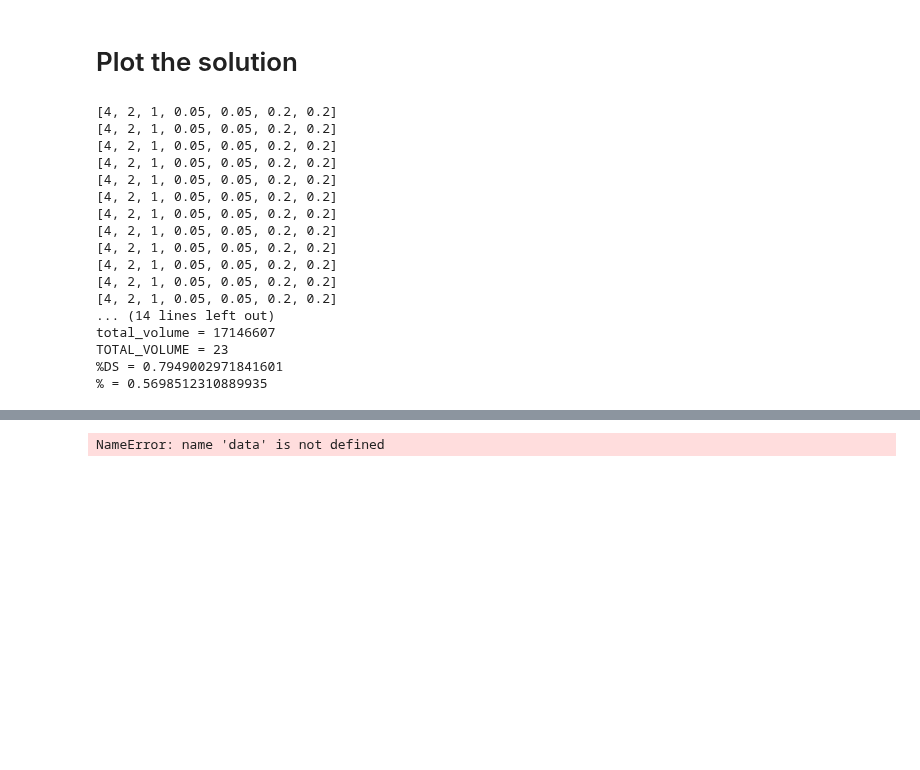
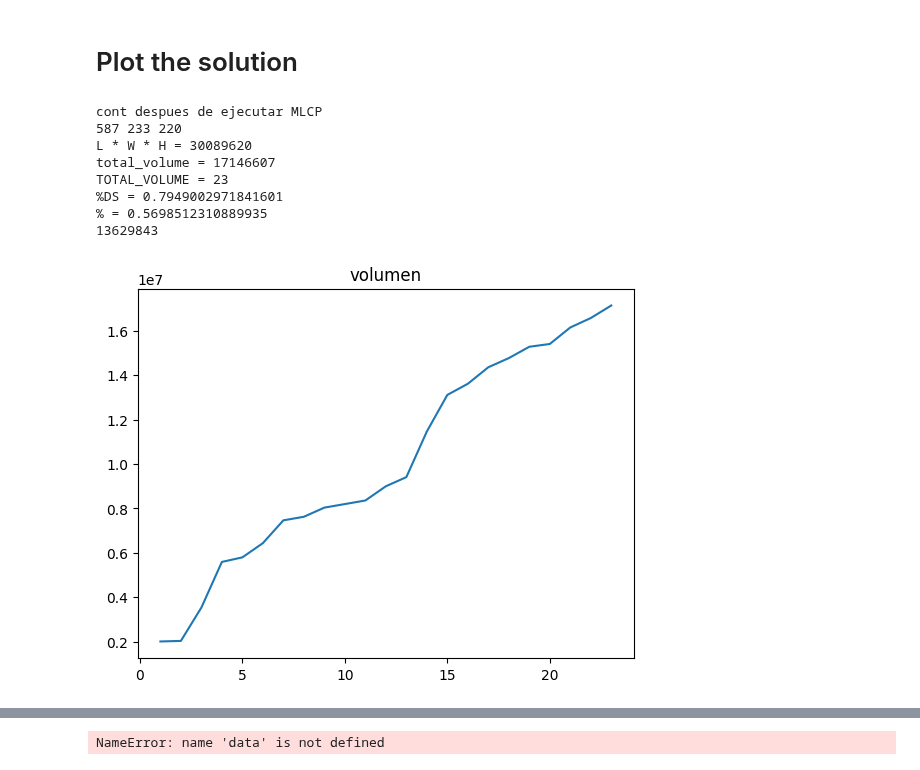
Before and after one commit to Nearlz/MCLPframework, a Jupyter notebook: MCLP_framework.ipynb, the cells around one changed output, grey strips where cells are left out. Saved outputs shown, nothing was run; the diff lists cells and outputs as text; code cells hidden in the pictures; blank space fills up the shorter version.

```diff
--- a/MCLP_framework.ipynb
+++ b/MCLP_framework.ipynb
@@ -182,39 +226,42 @@ def MLCP_function(params,instance,filename = 'data/BR4.txt',weight_restriction=F
 # Plot the solution
 # %%
 
-cont, execution_time,total_volume,TOTAL_VOLUME,DS = MLCP_function(params=params,instance=1,weight_restriction=True, max_distance_cg=10000)
+cont, execution_time,total_volume,TOTAL_VOLUME,DS,history_CG = MLCP_function(params=params,instance=1,weight_restriction=True, max_distance_cg=10000)
 print("cont despues de ejecutar MLCP")
 L = cont.l;W = cont.w; H = cont.h
 
 box_dims = []
 for aabb in cont.aabbs:
   box_dims.append([aabb.xmin,aabb.ymin,aabb.zmin,aabb.xmax,aabb.ymax,aabb.zmax])
 box_dims.append([0,0,0,L,W,H])
 bxplot.plot_container([L,W,H], box_dims)
 print(f'{L} {W} {H}')
 print(f'L * W * H = {L * W * H}')
 print(f'total_volume = {sum(total_volume)}')
 print(f'TOTAL_VOLUME = {len(TOTAL_VOLUME)}')
 print(f'%DS = {DS /sum(total_volume)}')
 print(f'% = {sum(total_volume)/(L * W * H)}')
+
+import matplotlib.pyplot as plt
+import numpy as np
+
+acum_volume = np.cumsum(total_volume)
+x = list(range(1, len(total_volume) + 1))
+plt.plot(x, acum_volume)
+plt.title('volumen')
+
+
+plt.show()
 # %% [output]
-[4, 2, 1, 0.05, 0.05, 0.2, 0.2]
-[4, 2, 1, 0.05, 0.05, 0.2, 0.2]
-[4, 2, 1, 0.05, 0.05, 0.2, 0.2]
-[4, 2, 1, 0.05, 0.05, 0.2, 0.2]
-[4, 2, 1, 0.05, 0.05, 0.2, 0.2]
-[4, 2, 1, 0.05, 0.05, 0.2, 0.2]
-[4, 2, 1, 0.05, 0.05, 0.2, 0.2]
-[4, 2, 1, 0.05, 0.05, 0.2, 0.2]
-[4, 2, 1, 0.05, 0.05, 0.2, 0.2]
-[4, 2, 1, 0.05, 0.05, 0.2, 0.2]
-[4, 2, 1, 0.05, 0.05, 0.2, 0.2]
-[4, 2, 1, 0.05, 0.05, 0.2, 0.2]
-... (14 lines left out)
+cont despues de ejecutar MLCP
+587 233 220
+L * W * H = 30089620
 total_volume = 17146607
 TOTAL_VOLUME = 23
 %DS = 0.7949002971841601
 % = 0.5698512310889935
+13629843
+[figure, added]
 # %%
 import os
 ALPHA = [4]
```
Also changed, not shown: parts of 5 cells of this notebook, 3 other files.
